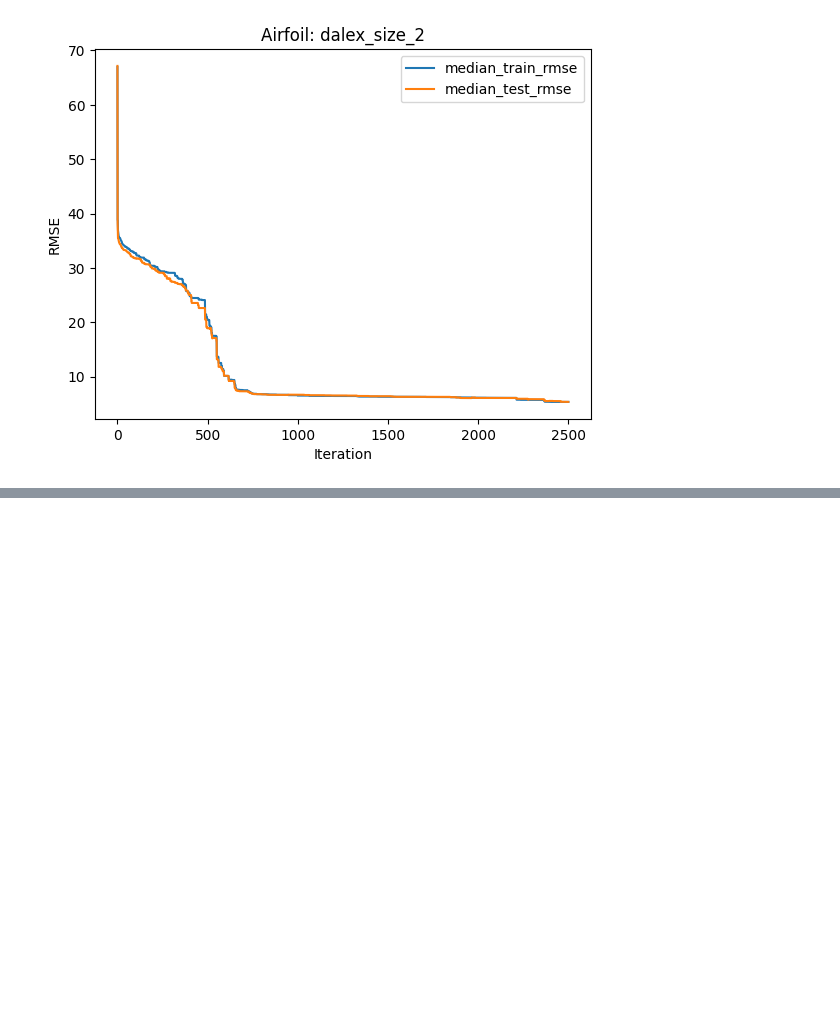
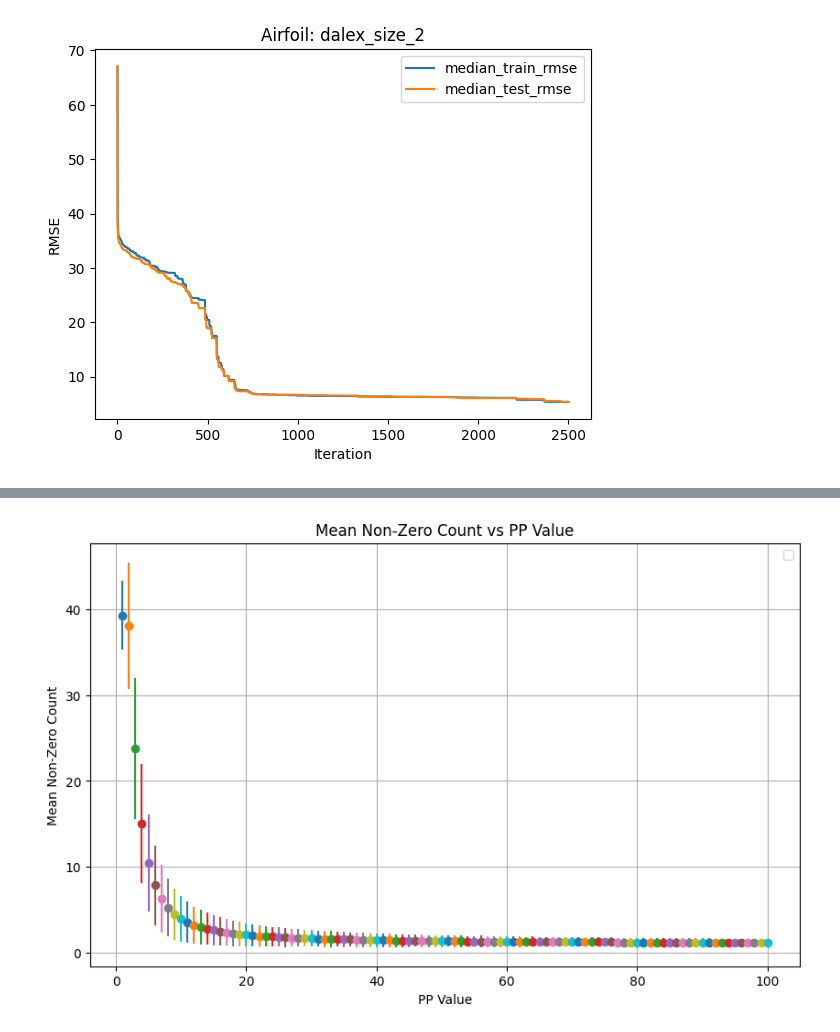
Before and after one commit to amarmate/SLIM-TEST-LITE, a Jupyter notebook: res_selec_multi.ipynb, the cells around one changed output, grey strips where cells are left out. Drawn from its saved outputs; the diff is of its cells as text; code cells hidden in the pictures; blank space fills up the shorter version.

```diff
--- a/res_selec_multi.ipynb
+++ b/res_selec_multi.ipynb
@@ -655,0 +690,8 @@ tr_df
+# %%
+I = np.random.normal(0, 20, size=200)
+exp_I = np.exp(I - np.max(I))
+weights = exp_I / np.sum(exp_I)
+
+# Anything that is bellow 0.1 % = 0.001 make equal to zero
+weights[weights < 0.01] = 0.0
+np.sum(weights)
@@ -655,0 +740,37 @@ tr_df
+# %%
+# lets sample the distribution of non zero entities in dalex with particularity pressure
+values = np.linspace(1, 100, 100)
+results = {value : [] for value in values}
+
+for pp in values:
+    for _ in range(10_000):
+        I = np.random.normal(0, pp, size=500)
+        exp_I = np.exp(I - np.max(I))
+        weights = exp_I / np.sum(exp_I)
+        weights[weights < 0.005] = 0.0
+        non_zero_count = np.sum(weights > 0.0)
+        results[pp].append(non_zero_count)
+
+import scipy.stats as stats
+
+means = {}
+
+for pp, counts in results.items():
+    mean = np.mean(counts)
+    std_dev = np.std(counts)
+    means[pp] = (mean, std_dev)
+
+
+# Plot the results
+plt.figure(figsize=(10, 6))
+for pp, (mean, std_dev) in means.items():
+    plt.errorbar(pp, mean, yerr=std_dev, fmt='o')
+
+plt.xlabel('PP Value')
+plt.ylabel('Mean Non-Zero Count')
+plt.title('Mean Non-Zero Count vs PP Value')
+plt.legend()
+plt.grid()
+plt.show()
+# %% [output]
+[figure, added]
```
Also changed, not shown: parts of 29 cells of this notebook, 8 other files.
